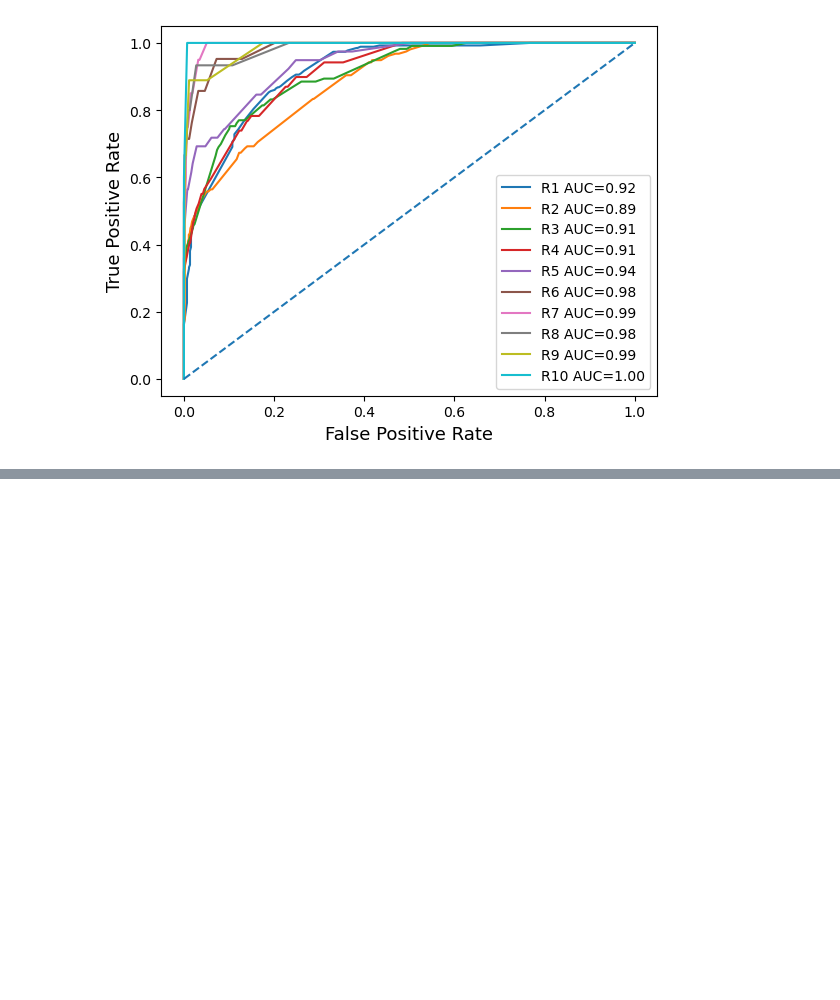
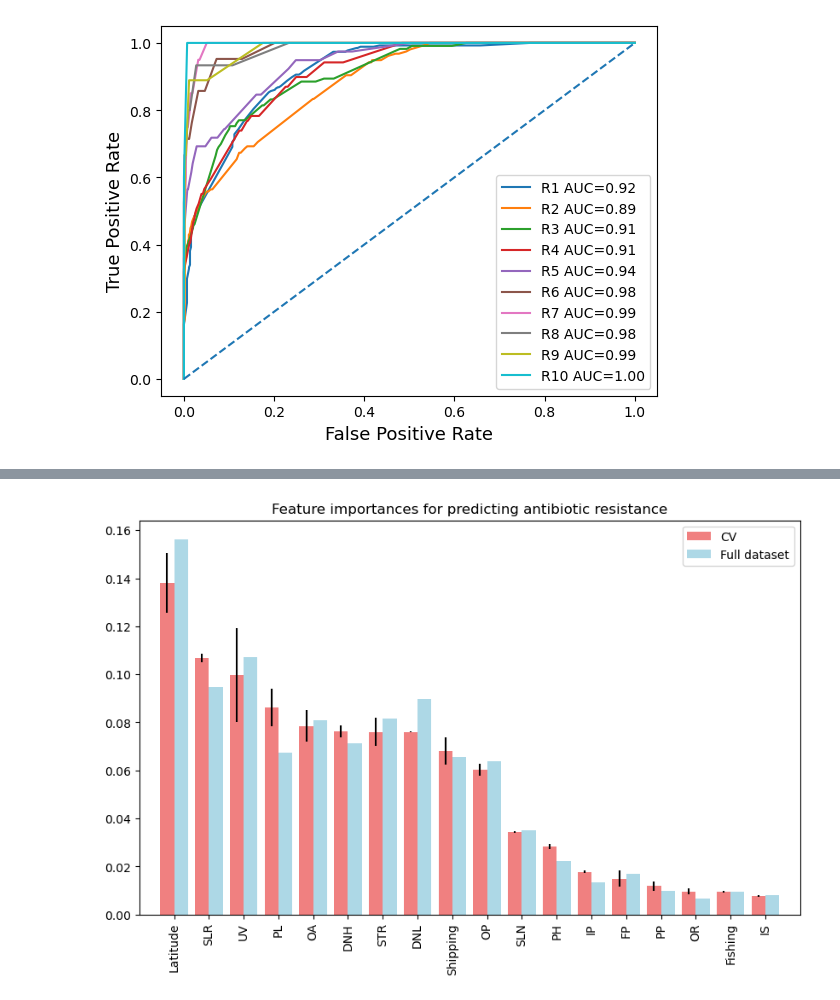
Before and after one commit to rafalkarczewski/MLinBioCourse, a Jupyter notebook: Random forest training.ipynb, the cells around one changed output, grey strips where cells are left out. Cells and saved outputs as stored; diff of their text form; code cells hidden in the pictures; blank space fills up the shorter version.

```diff
--- a/Random forest training.ipynb
+++ b/Random forest training.ipynb
@@ -180,0 +302,4 @@ get_avg_auc_score(data, 'rank-kmeans', train_on_test_data=False, n_folds=5)
+# %%
+plot_feature_importance_w_error_bars(data, 'rank-kmeans', n_folds=2, var_name_mapping=var_name_mapping)
+# %% [output]
+[figure, added]
```
Also changed, not shown: parts of 60 cells of this notebook.
